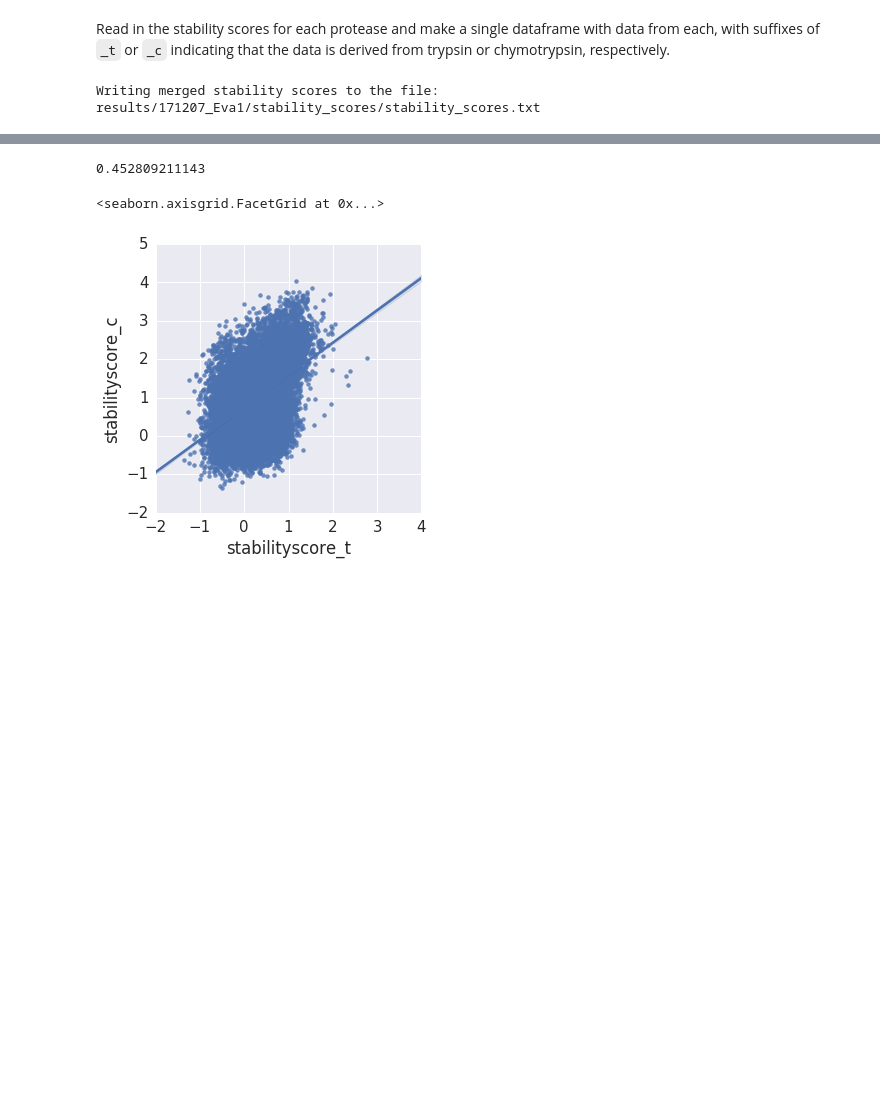
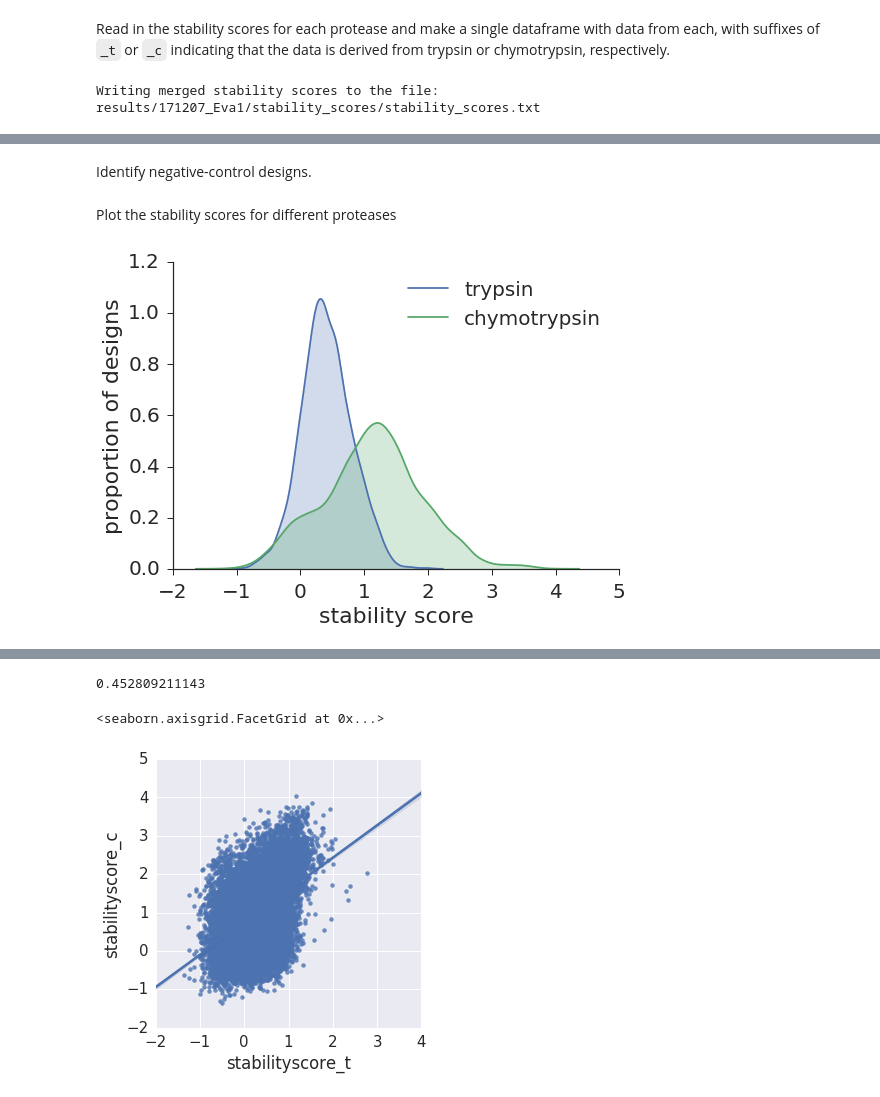
Before and after one commit to Haddox/prot_stab_analysis_pipeline, a Jupyter notebook: analysis_code_171207_Eva1.ipynb, the cells around one changed output, grey strips where cells are left out. Drawn from its saved outputs; the diff is of its cells as text; code cells hidden in the pictures; blank space fills up the shorter version.

```diff
--- a/analysis_code_171207_Eva1.ipynb
+++ b/analysis_code_171207_Eva1.ipynb
@@ -460,0 +775,2 @@ Writing merged stability scores to the file: results/171207_Eva1/stability_score
+# %% [markdown]
+Identify negative-control designs.
@@ -460,0 +780,13 @@ Writing merged stability scores to the file: results/171207_Eva1/stability_score
+# %% [markdown]
+Plot the stability scores for different proteases
+# %%
+data = stability_scores_df[high_confidence_seqs_bools]
+sns.kdeplot(data['stabilityscore_t'], label='trypsin', shade=True)
+sns.kdeplot(data['stabilityscore_c'], label='chymotrypsin', shade=True)
+plt.xlabel('stability score')
+plt.ylabel('proportion of designs')
+plt.legend()
+sns.despine()
+plt.show()
+# %% [output]
+[figure, added]
```
Also changed, not shown: parts of 33 cells of this notebook, 9 other files.
